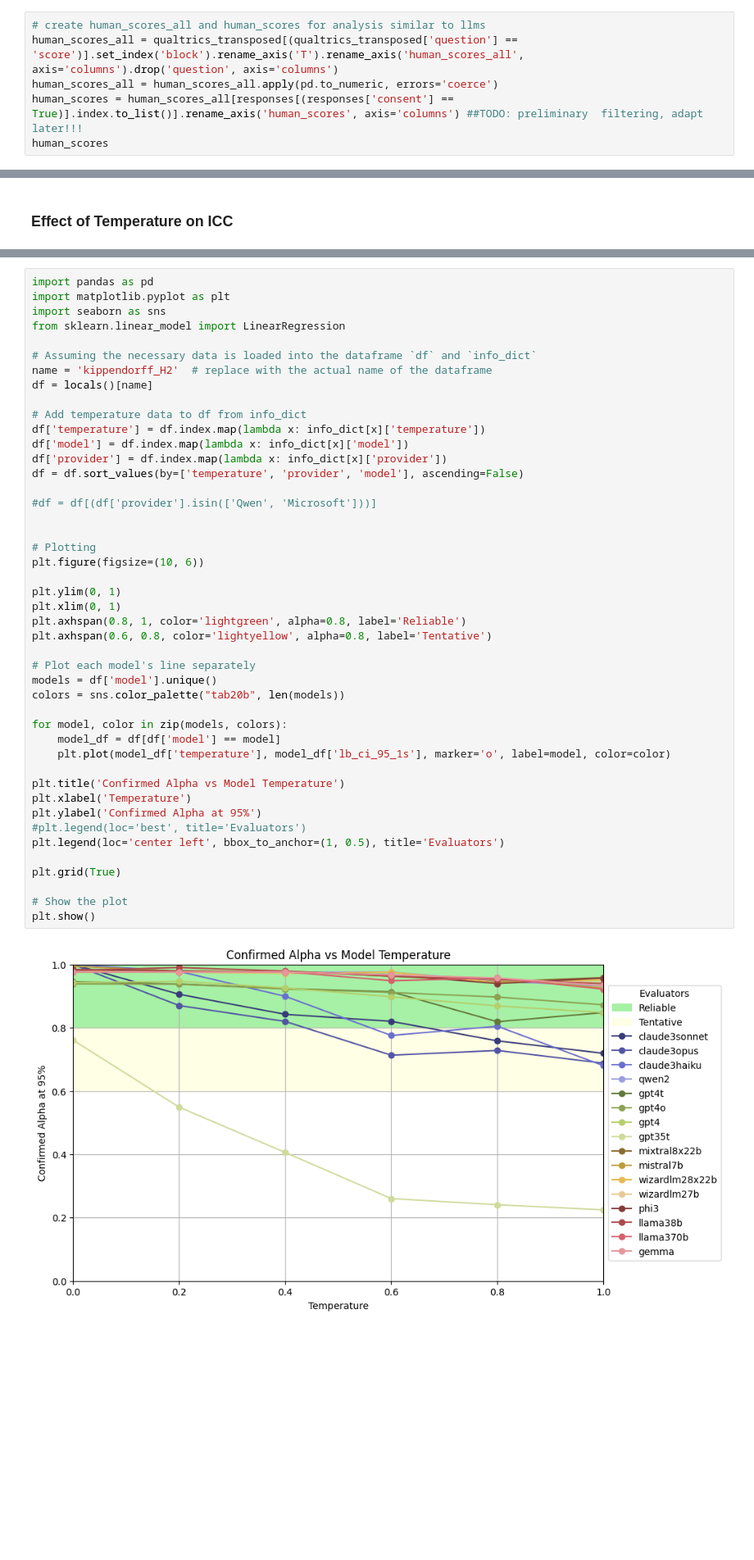
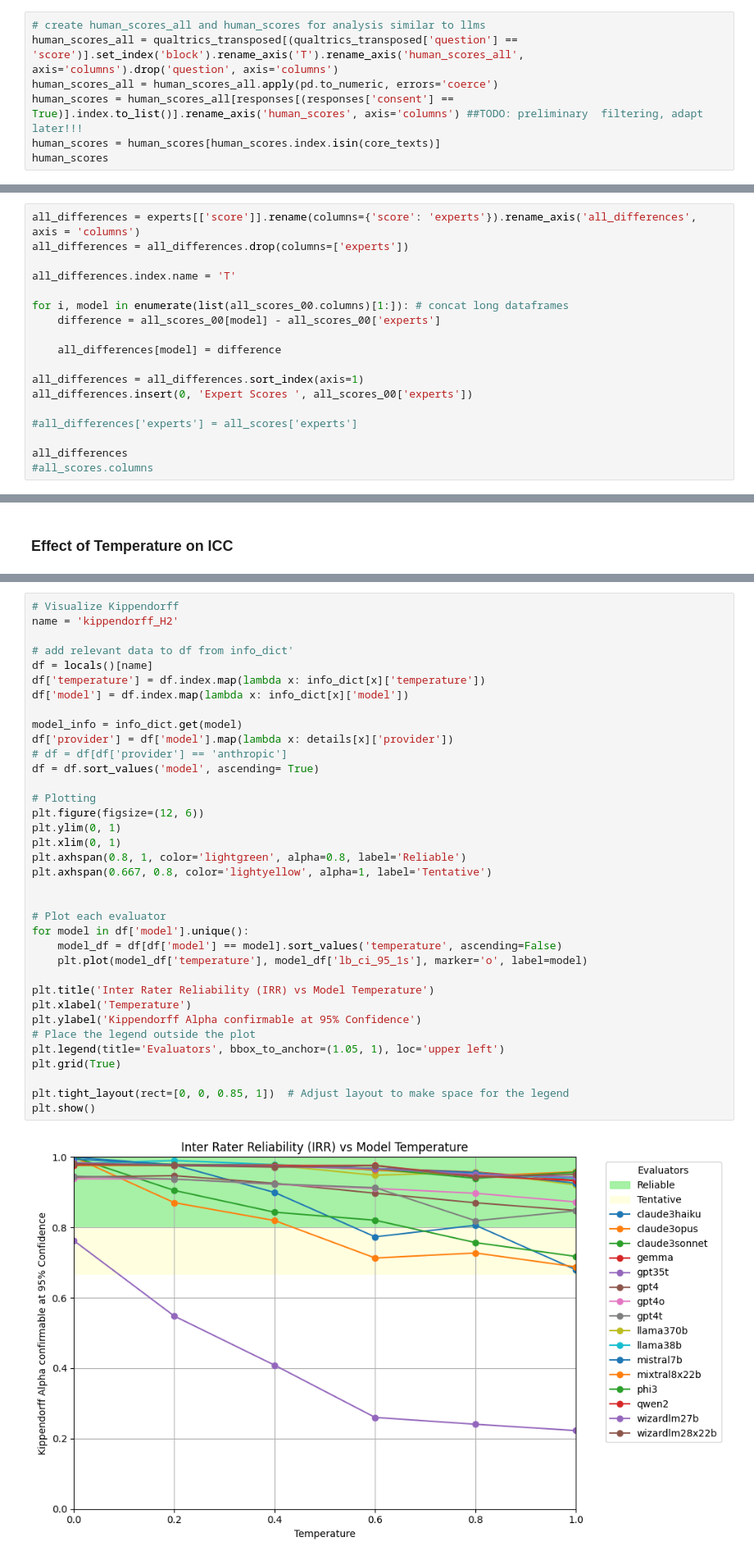
Before and after one commit to fabi260/FluffFinder, a Jupyter notebook: analysis.ipynb, the cells around one changed output, grey strips where cells are left out. Shown: that part at 82% size. Saved outputs shown, nothing was run; the diff lists cells and outputs as text; blank space fills up the shorter version.

```diff
--- a/analysis.ipynb
+++ b/analysis.ipynb
@@ -352,6 +362,7 @@ responses
 human_scores_all = qualtrics_transposed[(qualtrics_transposed['question'] == 'score')].set_index('block').rename_axis('T').rename_axis('human_scores_all', axis='columns').drop('question', axis='columns')
 human_scores_all = human_scores_all.apply(pd.to_numeric, errors='coerce')
 human_scores = human_scores_all[responses[(responses['consent'] == True)].index.to_list()].rename_axis('human_scores', axis='columns') ##TODO: preliminary  filtering, adapt later!!!
+human_scores = human_scores[human_scores.index.isin(core_texts)]
 human_scores
 # %% [output]
 | human_scores | 8 | 9 | 10 | 11 | 12 | 13 | 14 | 15 | 16 | 17 | ... |
@@ -437,0 +760,18 @@ human_core_stats
+# %%
+all_differences = experts[['score']].rename(columns={'score': 'experts'}).rename_axis('all_differences', axis = 'columns')
+all_differences = all_differences.drop(columns=['experts'])
+
+all_differences.index.name = 'T'
+
+for i, model in enumerate(list(all_scores_00.columns)[1:]): # concat long dataframes
+    difference = all_scores_00[model] - all_scores_00['experts']
+
+    all_differences[model] = difference
+
+all_differences = all_differences.sort_index(axis=1)
+all_differences.insert(0, 'Expert Scores ', all_scores_00['experts'])
+
+#all_differences['experts'] = all_scores['experts']
+
+all_differences
+#all_scores.columns
@@ -540,48 +903,39 @@ locals()[name]
 96 rows × 6 columns
 # %%
-import pandas as pd
-import matplotlib.pyplot as plt
-import seaborn as sns
-from sklearn.linear_model import LinearRegression
+# Visualize Kippendorff
+name = 'kippendorff_H2'
 
-# Assuming the necessary data is loaded into the dataframe `df` and `info_dict`
-name = 'kippendorff_H2'  # replace with the actual name of the dataframe
+# add relevant data to df from info_dict'
 df = locals()[name]
-
-# Add temperature data to df from info_dict
 df['temperature'] = df.index.map(lambda x: info_dict[x]['temperature'])
 df['model'] = df.index.map(lambda x: info_dict[x]['model'])
-df['provider'] = df.index.map(lambda x: info_dict[x]['provider'])
-df = df.sort_values(by=['temperature', 'provider', 'model'], ascending=False)
 
-#df = df[(df['provider'].isin(['Qwen', 'Microsoft']))]
-
+model_info = info_dict.get(model)
+df['provider'] = df['model'].map(lambda x: details[x]['provider'])
+# df = df[df['provider'] == 'anthropic']
+df = df.sort_values('model', ascending= True)
 
 # Plotting
-plt.figure(figsize=(10, 6))
-
+plt.figure(figsize=(12, 6))
 plt.ylim(0, 1)
 plt.xlim(0, 1)
 plt.axhspan(0.8, 1, color='lightgreen', alpha=0.8, label='Reliable')
-plt.axhspan(0.6, 0.8, color='lightyellow', alpha=0.8, label='Tentative')
+plt.axhspan(0.667, 0.8, color='lightyellow', alpha=1, label='Tentative')
 
-# Plot each model's line separately
-models = df['model'].unique()
-colors = sns.color_palette("tab20b", len(models))
 
-for model, color in zip(models, colors):
-    model_df = df[df['model'] == model]
-    plt.plot(model_df['temperature'], model_df['lb_ci_95_1s'], marker='o', label=model, color=color)
+# Plot each evaluator
+for model in df['model'].unique():
+    model_df = df[df['model'] == model].sort_values('temperature', ascending=False)
+    plt.plot(model_df['temperature'], model_df['lb_ci_95_1s'], marker='o', label=model)
 
-plt.title('Confirmed Alpha vs Model Temperature')
+plt.title('Inter Rater Reliability (IRR) vs Model Temperature')
 plt.xlabel('Temperature')
-plt.ylabel('Confirmed Alpha at 95%')
-#plt.legend(loc='best', title='Evaluators')
-plt.legend(loc='center left', bbox_to_anchor=(1, 0.5), title='Evaluators')
-
+plt.ylabel('Kippendorff Alpha confirmable at 95% Confidence')
+# Place the legend outside the plot
+plt.legend(title='Evaluators', bbox_to_anchor=(1.05, 1), loc='upper left')
 plt.grid(True)
 
-# Show the plot
+plt.tight_layout(rect=[0, 0, 0.85, 1])  # Adjust layout to make space for the legend
 plt.show()
 # %% [output]
-[figure, old version]
+[figure, new version]
```
Also changed, not shown: parts of 51 cells of this notebook.
